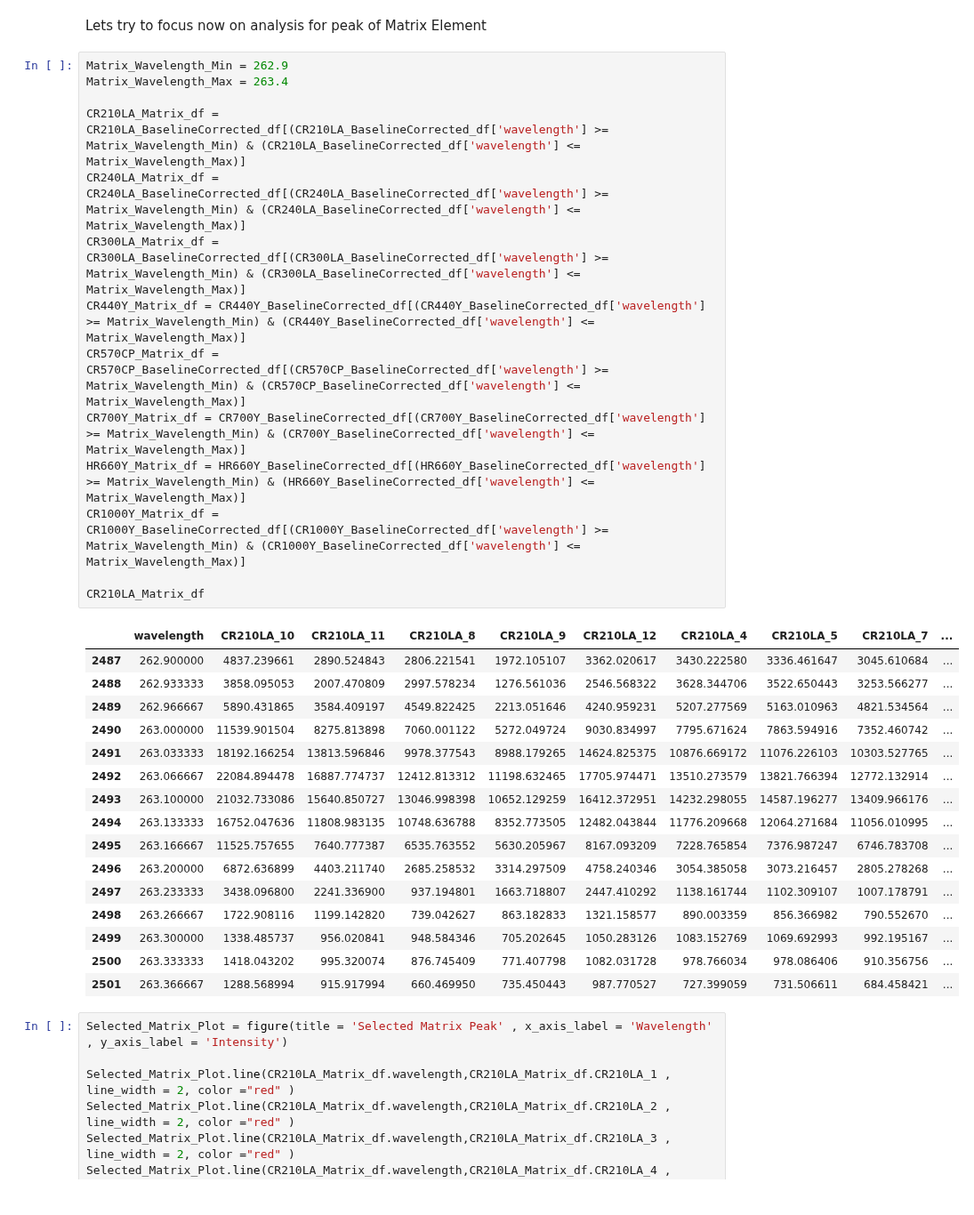
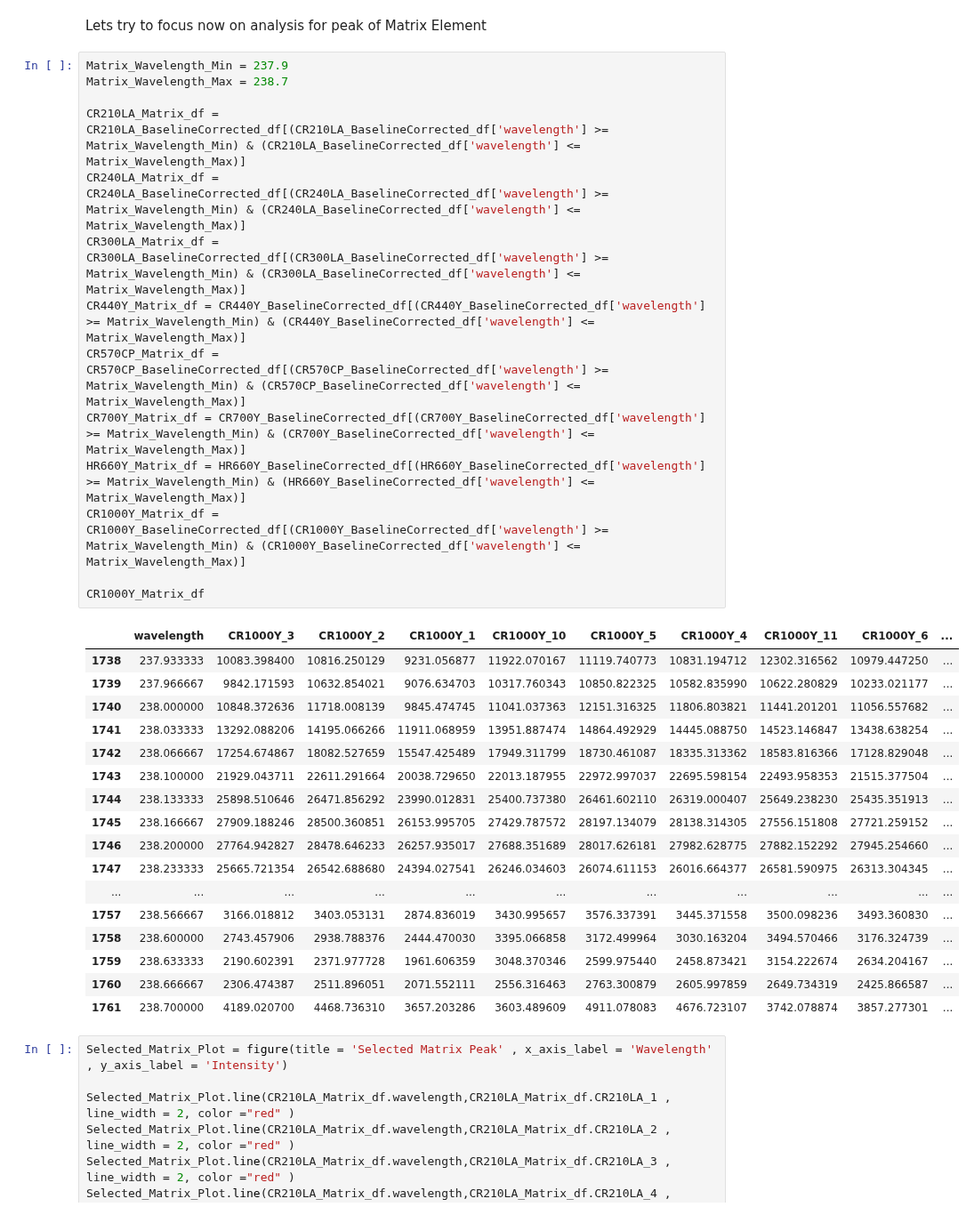
Before and after one commit to rahulrpatil3005/Handheld_LIBS, a Jupyter notebook: TUT6_UnivariateAnalysis_HandheldLIBS/UnivariateCalibration_hLIBS.ipynb, the cells around one changed output. Shown at 89% size. Cells and saved outputs as stored; diff of their text form.

```diff
--- a/TUT6_UnivariateAnalysis_HandheldLIBS/UnivariateCalibration_hLIBS.ipynb
+++ b/TUT6_UnivariateAnalysis_HandheldLIBS/UnivariateCalibration_hLIBS.ipynb
@@ -377,36 +387,37 @@ Normalization by peak of an Matrix Element i.e Fe 238.20 (237.9 ~ 238.7) , 263.1
 # %% [markdown]
 Lets try to focus now on analysis for peak of Matrix Element
 # %%
-Matrix_Wavelength_Min = 262.9
-Matrix_Wavelength_Max = 263.4
+Matrix_Wavelength_Min = 237.9
+Matrix_Wavelength_Max = 238.7
 
 CR210LA_Matrix_df = CR210LA_BaselineCorrected_df[(CR210LA_BaselineCorrected_df['wavelength'] >= Matrix_Wavelength_Min) & (CR210LA_BaselineCorrected_df['wavelength'] <= Matrix_Wavelength_Max)]
 CR240LA_Matrix_df = CR240LA_BaselineCorrected_df[(CR240LA_BaselineCorrected_df['wavelength'] >= Matrix_Wavelength_Min) & (CR240LA_BaselineCorrected_df['wavelength'] <= Matrix_Wavelength_Max)]
 CR300LA_Matrix_df = CR300LA_BaselineCorrected_df[(CR300LA_BaselineCorrected_df['wavelength'] >= Matrix_Wavelength_Min) & (CR300LA_BaselineCorrected_df['wavelength'] <= Matrix_Wavelength_Max)]
 CR440Y_Matrix_df = CR440Y_BaselineCorrected_df[(CR440Y_BaselineCorrected_df['wavelength'] >= Matrix_Wavelength_Min) & (CR440Y_BaselineCorrected_df['wavelength'] <= Matrix_Wavelength_Max)]
 CR570CP_Matrix_df = CR570CP_BaselineCorrected_df[(CR570CP_BaselineCorrected_df['wavelength'] >= Matrix_Wavelength_Min) & (CR570CP_BaselineCorrected_df['wavelength'] <= Matrix_Wavelength_Max)]
 CR700Y_Matrix_df = CR700Y_BaselineCorrected_df[(CR700Y_BaselineCorrected_df['wavelength'] >= Matrix_Wavelength_Min) & (CR700Y_BaselineCorrected_df['wavelength'] <= Matrix_Wavelength_Max)]
 HR660Y_Matrix_df = HR660Y_BaselineCorrected_df[(HR660Y_BaselineCorrected_df['wavelength'] >= Matrix_Wavelength_Min) & (HR660Y_BaselineCorrected_df['wavelength'] <= Matrix_Wavelength_Max)]
 CR1000Y_Matrix_df = CR1000Y_BaselineCorrected_df[(CR1000Y_BaselineCorrected_df['wavelength'] >= Matrix_Wavelength_Min) & (CR1000Y_BaselineCorrected_df['wavelength'] <= Matrix_Wavelength_Max)]
 
-CR210LA_Matrix_df
+CR1000Y_Matrix_df
 # %% [output]
-|  | wavelength | CR210LA_10 | CR210LA_11 | CR210LA_8 | CR210LA_9 | CR210LA_12 | CR210LA_4 | CR210LA_5 | CR210LA_7 | ... |
-| 2487 | 262.900000 | 4837.239661 | 2890.524843 | 2806.221541 | 1972.105107 | 3362.020617 | 3430.222580 | 3336.461647 | 3045.610684 | ... |
-| 2488 | 262.933333 | 3858.095053 | 2007.470809 | 2997.578234 | 1276.561036 | 2546.568322 | 3628.344706 | 3522.650443 | 3253.566277 | ... |
-| 2489 | 262.966667 | 5890.431865 | 3584.409197 | 4549.822425 | 2213.051646 | 4240.959231 | 5207.277569 | 5163.010963 | 4821.534564 | ... |
-| 2490 | 263.000000 | 11539.901504 | 8275.813898 | 7060.001122 | 5272.049724 | 9030.834997 | 7795.671624 | 7863.594916 | 7352.460742 | ... |
-| 2491 | 263.033333 | 18192.166254 | 13813.596846 | 9978.377543 | 8988.179265 | 14624.825375 | 10876.669172 | 11076.226103 | 10303.527765 | ... |
-| 2492 | 263.066667 | 22084.894478 | 16887.774737 | 12412.813312 | 11198.632465 | 17705.974471 | 13510.273579 | 13821.766394 | 12772.132914 | ... |
-| 2493 | 263.100000 | 21032.733086 | 15640.850727 | 13046.998398 | 10652.129259 | 16412.372951 | 14232.298055 | 14587.196277 | 13409.966176 | ... |
-| 2494 | 263.133333 | 16752.047636 | 11808.983135 | 10748.636788 | 8352.773505 | 12482.043844 | 11776.209668 | 12064.271684 | 11056.010995 | ... |
-| 2495 | 263.166667 | 11525.757655 | 7640.777387 | 6535.763552 | 5630.205967 | 8167.093209 | 7228.765854 | 7376.987247 | 6746.783708 | ... |
-| 2496 | 263.200000 | 6872.636899 | 4403.211740 | 2685.258532 | 3314.297509 | 4758.240346 | 3054.385058 | 3073.216457 | 2805.278268 | ... |
-| 2497 | 263.233333 | 3438.096800 | 2241.336900 | 937.194801 | 1663.718807 | 2447.410292 | 1138.161744 | 1102.309107 | 1007.178791 | ... |
-| 2498 | 263.266667 | 1722.908116 | 1199.142820 | 739.042627 | 863.182833 | 1321.158577 | 890.003359 | 856.366982 | 790.552670 | ... |
-| 2499 | 263.300000 | 1338.485737 | 956.020841 | 948.584346 | 705.202645 | 1050.283126 | 1083.152769 | 1069.692993 | 992.195167 | ... |
-| 2500 | 263.333333 | 1418.043202 | 995.320074 | 876.745409 | 771.407798 | 1082.031728 | 978.766034 | 978.086406 | 910.356756 | ... |
-| 2501 | 263.366667 | 1288.568994 | 915.917994 | 660.469950 | 735.450443 | 987.770527 | 727.399059 | 731.506611 | 684.458421 | ... |
+|  | wavelength | CR1000Y_3 | CR1000Y_2 | CR1000Y_1 | CR1000Y_10 | CR1000Y_5 | CR1000Y_4 | CR1000Y_11 | CR1000Y_6 | ... |
+| 1738 | 237.933333 | 10083.398400 | 10816.250129 | 9231.056877 | 11922.070167 | 11119.740773 | 10831.194712 | 12302.316562 | 10979.447250 | ... |
+| 1739 | 237.966667 | 9842.171593 | 10632.854021 | 9076.634703 | 10317.760343 | 10850.822325 | 10582.835990 | 10622.280829 | 10233.021177 | ... |
+| 1740 | 238.000000 | 10848.372636 | 11718.008139 | 9845.474745 | 11041.037363 | 12151.316325 | 11806.803821 | 11441.201201 | 11056.557682 | ... |
+| 1741 | 238.033333 | 13292.088206 | 14195.066266 | 11911.068959 | 13951.887474 | 14864.492929 | 14445.088750 | 14523.146847 | 13438.638254 | ... |
+| 1742 | 238.066667 | 17254.674867 | 18082.527659 | 15547.425489 | 17949.311799 | 18730.461087 | 18335.313362 | 18583.816366 | 17128.829048 | ... |
+| 1743 | 238.100000 | 21929.043711 | 22611.291664 | 20038.729650 | 22013.187955 | 22972.997037 | 22695.598154 | 22493.958353 | 21515.377504 | ... |
+| 1744 | 238.133333 | 25898.510646 | 26471.856292 | 23990.012831 | 25400.737380 | 26461.602110 | 26319.000407 | 25649.238230 | 25435.351913 | ... |
+| 1745 | 238.166667 | 27909.188246 | 28500.360851 | 26153.995705 | 27429.787572 | 28197.134079 | 28138.314305 | 27556.151808 | 27721.259152 | ... |
+| 1746 | 238.200000 | 27764.942827 | 28478.646233 | 26257.935017 | 27688.351689 | 28017.626181 | 27982.628775 | 27882.152292 | 27945.254660 | ... |
+| 1747 | 238.233333 | 25665.721354 | 26542.688680 | 24394.027541 | 26246.034603 | 26074.611153 | 26016.664377 | 26581.590975 | 26313.304345 | ... |
+| ... | ... | ... | ... | ... | ... | ... | ... | ... | ... | ... |
+| 1757 | 238.566667 | 3166.018812 | 3403.053131 | 2874.836019 | 3430.995657 | 3576.337391 | 3445.371558 | 3500.098236 | 3493.360830 | ... |
+| 1758 | 238.600000 | 2743.457906 | 2938.788376 | 2444.470030 | 3395.066858 | 3172.499964 | 3030.163204 | 3494.570466 | 3176.324739 | ... |
+| 1759 | 238.633333 | 2190.602391 | 2371.977728 | 1961.606359 | 3048.370346 | 2599.975440 | 2458.873421 | 3154.222674 | 2634.204167 | ... |
+| 1760 | 238.666667 | 2306.474387 | 2511.896051 | 2071.552111 | 2556.316463 | 2763.300879 | 2605.997859 | 2649.734319 | 2425.866587 | ... |
+| 1761 | 238.700000 | 4189.020700 | 4468.736310 | 3657.203286 | 3603.489609 | 4911.078083 | 4676.723107 | 3742.078874 | 3857.277301 | ... |
 # %%
 Selected_Matrix_Plot = figure(title = 'Selected Matrix Peak' , x_axis_label = 'Wavelength' , y_axis_label = 'Intensity')
 
```
Also changed, not shown: parts of 12 cells of this notebook, 54 other files.
